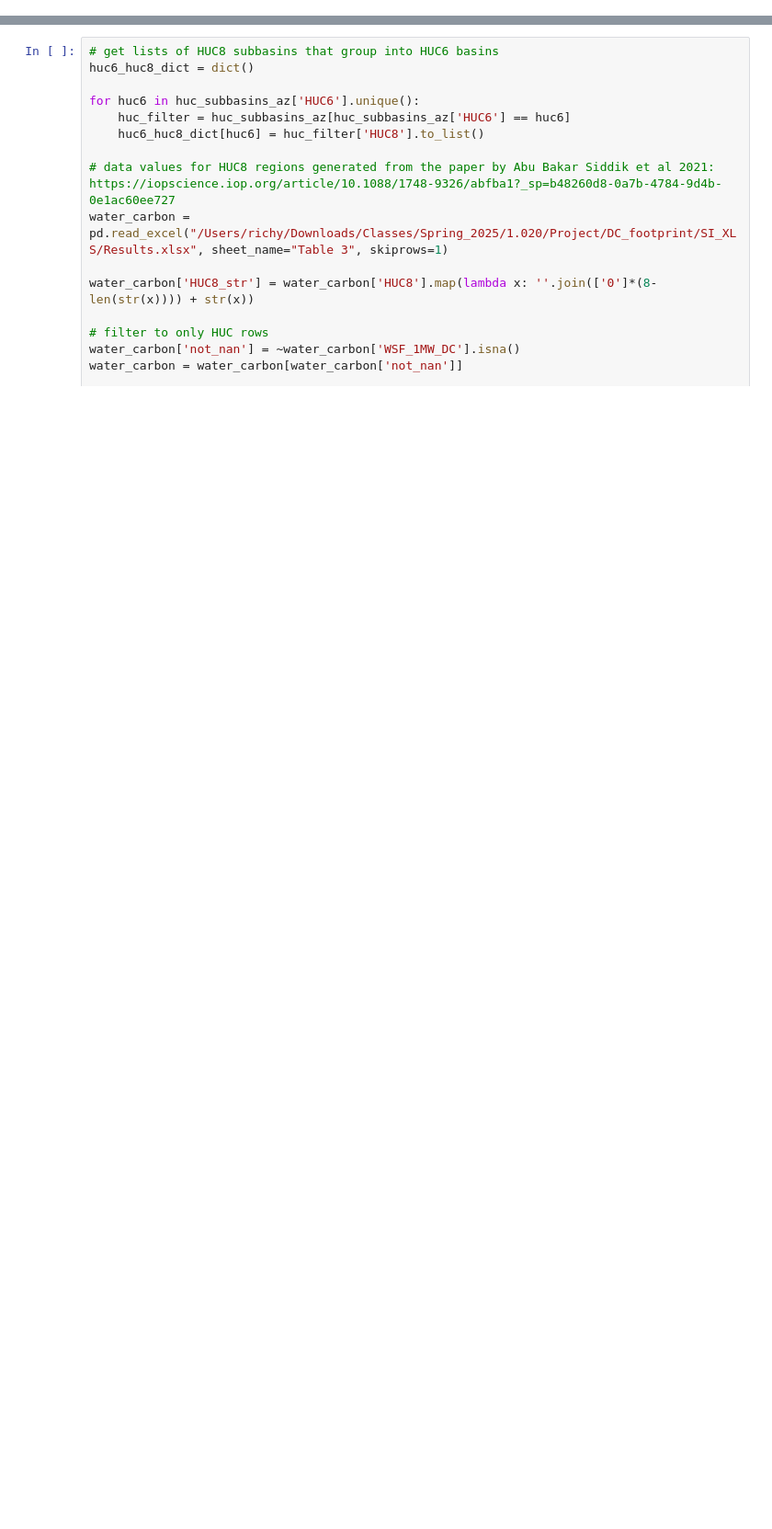
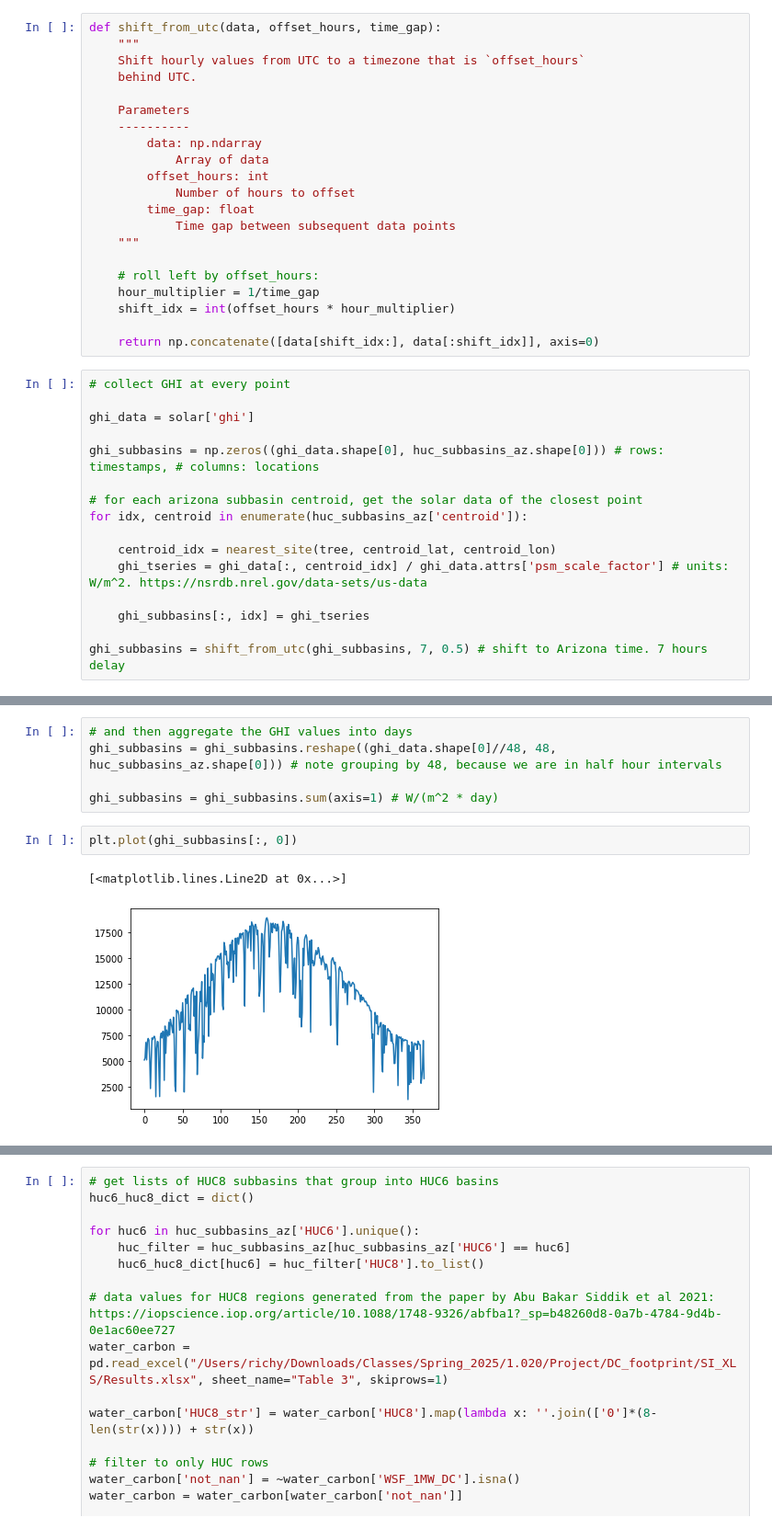
Before and after one commit to clbanjai/1.020-Data-Center-Project, a Jupyter notebook: adding_data_centers.ipynb, the cells around one changed output, grey strips where cells are left out. Shown at 92% size. Drawn from its saved outputs; the diff is of its cells as text; blank space fills up the shorter version.

Commit message:
Adding renewable resource data work

```diff
--- a/adding_data_centers.ipynb
+++ b/adding_data_centers.ipynb
@@ -43,0 +101,37 @@ See the caveats in the documentation: https://pandas.pydata.org/pandas-docs/stab
+# %%
+def shift_from_utc(data, offset_hours, time_gap):
+    """
+    Shift hourly values from UTC to a timezone that is `offset_hours`
+    behind UTC.
+
+    Parameters
+    ----------
+        data: np.ndarray
+            Array of data
+        offset_hours: int
+            Number of hours to offset
+        time_gap: float
+            Time gap between subsequent data points
+    """
+
+    # roll left by offset_hours:
+    hour_multiplier = 1/time_gap
+    shift_idx = int(offset_hours * hour_multiplier)
+
+    return np.concatenate([data[shift_idx:], data[:shift_idx]], axis=0)
+# %%
+# collect GHI at every point
+
+ghi_data = solar['ghi']
+
+ghi_subbasins = np.zeros((ghi_data.shape[0], huc_subbasins_az.shape[0])) # rows: timestamps, # columns: locations
+
+# for each arizona subbasin centroid, get the solar data of the closest point
+for idx, centroid in enumerate(huc_subbasins_az['centroid']):
+
+    centroid_idx = nearest_site(tree, centroid_lat, centroid_lon)
+    ghi_tseries = ghi_data[:, centroid_idx] / ghi_data.attrs['psm_scale_factor'] # units: W/m^2. https://nsrdb.nrel.gov/data-sets/us-data
+
+    ghi_subbasins[:, idx] = ghi_tseries
+
+ghi_subbasins = shift_from_utc(ghi_subbasins, 7, 0.5) # shift to Arizona time. 7 hours delay
@@ -43,0 +147,10 @@ See the caveats in the documentation: https://pandas.pydata.org/pandas-docs/stab
+# %%
+# and then aggregate the GHI values into days
+ghi_subbasins = ghi_subbasins.reshape((ghi_data.shape[0]//48, 48, huc_subbasins_az.shape[0])) # note grouping by 48, because we are in half hour intervals
+
+ghi_subbasins = ghi_subbasins.sum(axis=1) # W/(m^2 * day)
+# %%
+plt.plot(ghi_subbasins[:, 0])
+# %% [output]
+[<matplotlib.lines.Line2D at 0x...>]
+[figure, added]
```
Also changed, not shown: parts of 14 cells of this notebook.
